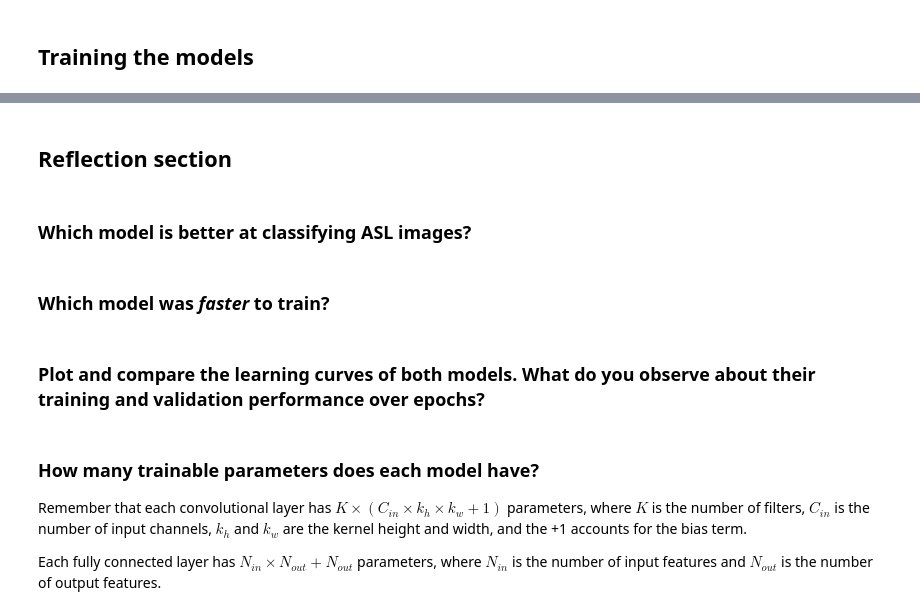
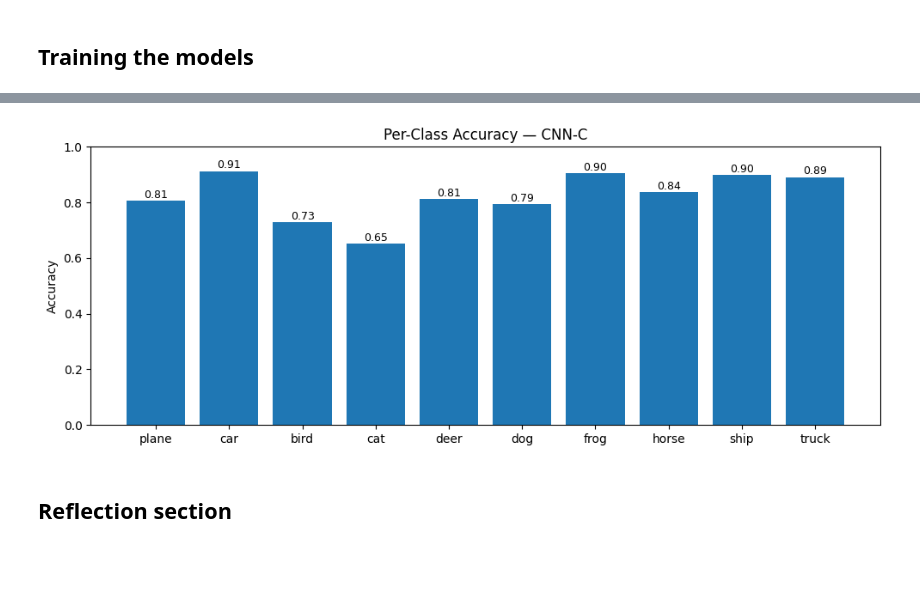
Before and after one commit to edgardlt03/ICO-Trabajos, a Jupyter notebook: Redes_Convolucionales_con_PyTorch.ipynb, the cells around one changed output, grey strips where cells are left out. Drawn from its saved outputs; the diff is of its cells as text; code cells hidden in the pictures; blank space fills up the shorter version.

```diff
--- a/Redes_Convolucionales_con_PyTorch.ipynb
+++ b/Redes_Convolucionales_con_PyTorch.ipynb
@@ -213,14 +274,26 @@ cnn_test_loss, cnn_test_acc = test(model_cnn, test_loader, loss_function)
+# %%
+
+with torch.no_grad():
+    for X_batch, y_batch in test_loader:
+        X_batch, y_batch = X_batch.to(device), y_batch.to(device)
+        preds = best_model(X_batch).argmax(dim=1)
+        for c in range(NUM_CLASSES):
+            mask = y_batch == c
+            correct_per_class[c] += (preds[mask] == c).sum().item()
+            total_per_class[c]   += mask.sum().item()
+
+per_class_acc = correct_per_class / total_per_class
+
+fig, ax = plt.subplots(figsize=(10, 4))
+ax.bar(CLASSES, per_class_acc.numpy())
+ax.set_ylabel('Accuracy')
+ax.set_title(f'Per-Class Accuracy — {best_name}')
+ax.set_ylim(0, 1)
+for i, v in enumerate(per_class_acc):
+    ax.text(i, v + 0.01, f'{v:.2f}', ha='center', fontsize=9)
+plt.tight_layout()
+plt.show()
+# %% [output]
+[figure, added]
 # %% [markdown]
 ## Reflection section
-# %% [markdown]
-### Which model is better at classifying ASL images?
-# %% [markdown]
-### Which model was _faster_ to train?
-# %% [markdown]
-### Plot and compare the learning curves of both models. What do you observe about their training and validation performance over epochs?
-# %% [markdown]
-### How many trainable parameters does each model have?
-
-Remember that each convolutional layer has $K \times (C_{in} \times k_h \times k_w + 1)$ parameters, where $K$ is the number of filters, $C_{in}$ is the number of input channels, $k_h$ and $k_w$ are the kernel height and width, and the +1 accounts for the bias term.
-
-Each fully connected layer has $N_{in} \times N_{out} + N_{out}$ parameters, where $N_{in}$ is the number of input features and $N_{out}$ is the number of output features.
```
Also changed, not shown: parts of 22 cells of this notebook.
